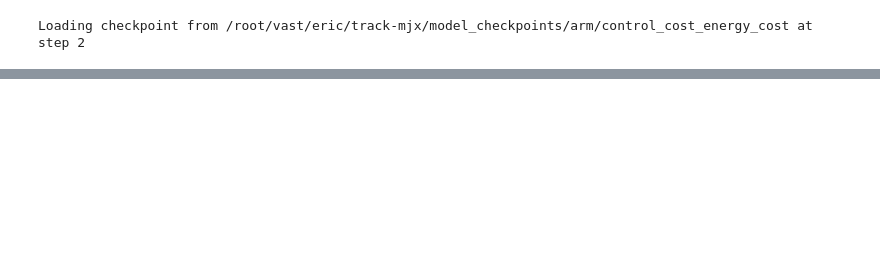
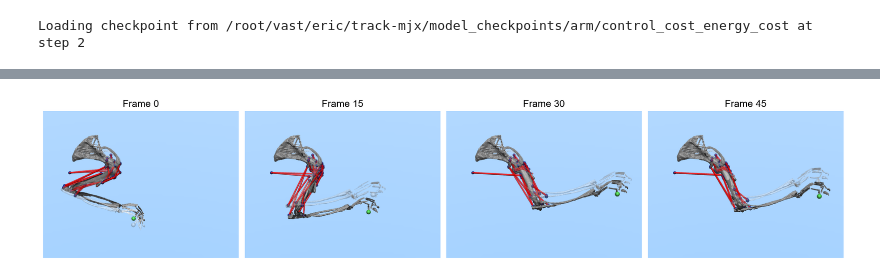
Before and after one commit to talmolab/track-mjx, a Jupyter notebook: notebooks/download_and_run_mouse_arm.ipynb, the cells around one changed output, grey strips where cells are left out. Cells and saved outputs as stored; diff of their text form; code cells hidden in the pictures; blank space fills up the shorter version.

Commit message:
updated mouse arm notebook with markdown

```diff
--- a/notebooks/download_and_run_mouse_arm.ipynb
+++ b/notebooks/download_and_run_mouse_arm.ipynb
@@ -134,3 +201,3 @@ Loading checkpoint from /root/vast/eric/track-mjx/model_checkpoints/arm/control_
 # %%
 # generate a single rollout
-single_rollout = generate_rollout(clip_idx=3)
+single_rollout = generate_rollout(clip_idx=20)
@@ -152,0 +228,29 @@ Rendering every 1 steps; realtime fps: 500
+# %%
+# Create Timelapse Visualization
+# Sample every 100th frame and take only 4 frames
+sampled_frames = frames[::20][:4]
+num_frames = len(sampled_frames)
+
+# Fixed grid dimensions: 1 row, 4 columns
+cols = 4
+rows = 1
+
+# Create the figure and subplots
+fig, axes = plt.subplots(rows, cols, figsize=(16, 4))
+axes = axes.flatten()
+
+# Plot each sampled frame
+for idx, frame in enumerate(sampled_frames):
+    axes[idx].imshow(frame)
+    axes[idx].set_title(f"Frame {idx * 15}")
+    axes[idx].axis("off")
+
+# Hide any unused subplots
+for idx in range(num_frames, len(axes)):
+    axes[idx].axis("off")
+
+plt.tight_layout()
+plt.savefig(Path(ckpt_path) / "rollout_timelapse_mouse_arm.png", dpi=150, bbox_inches="tight")
+plt.show()
+# %% [output]
+[figure, added]
```
Also changed, not shown: parts of 24 cells of this notebook.
